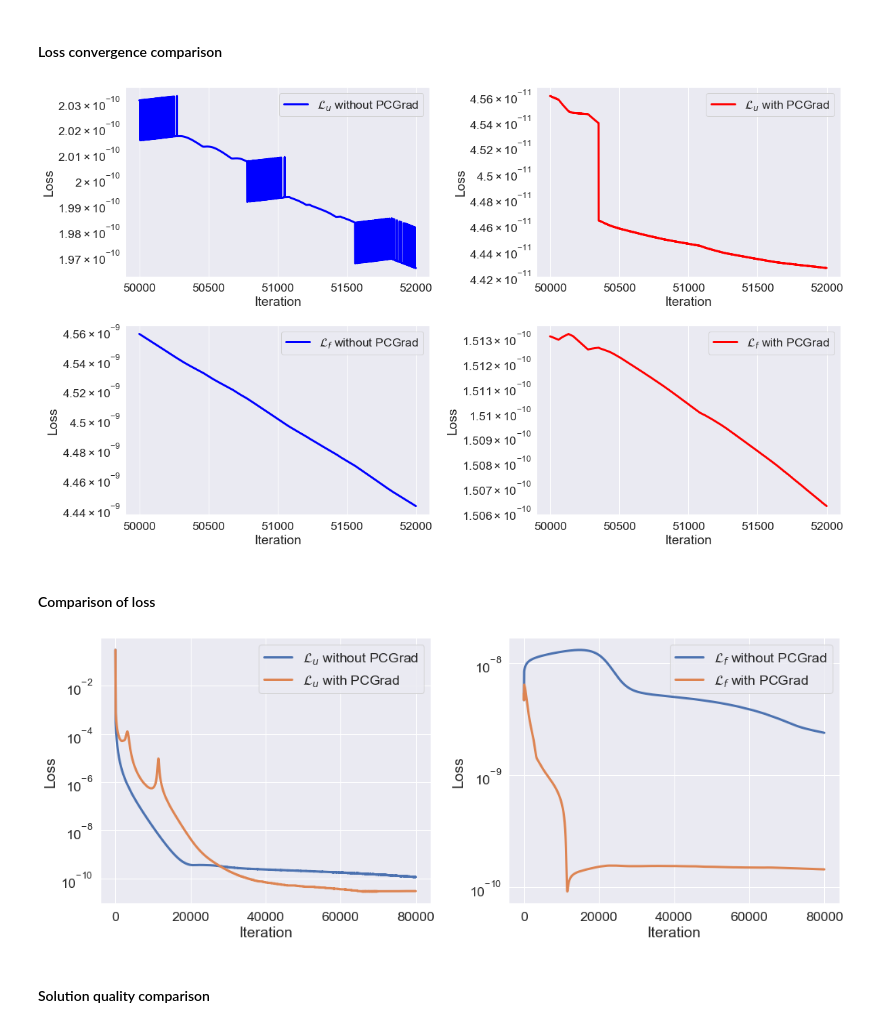
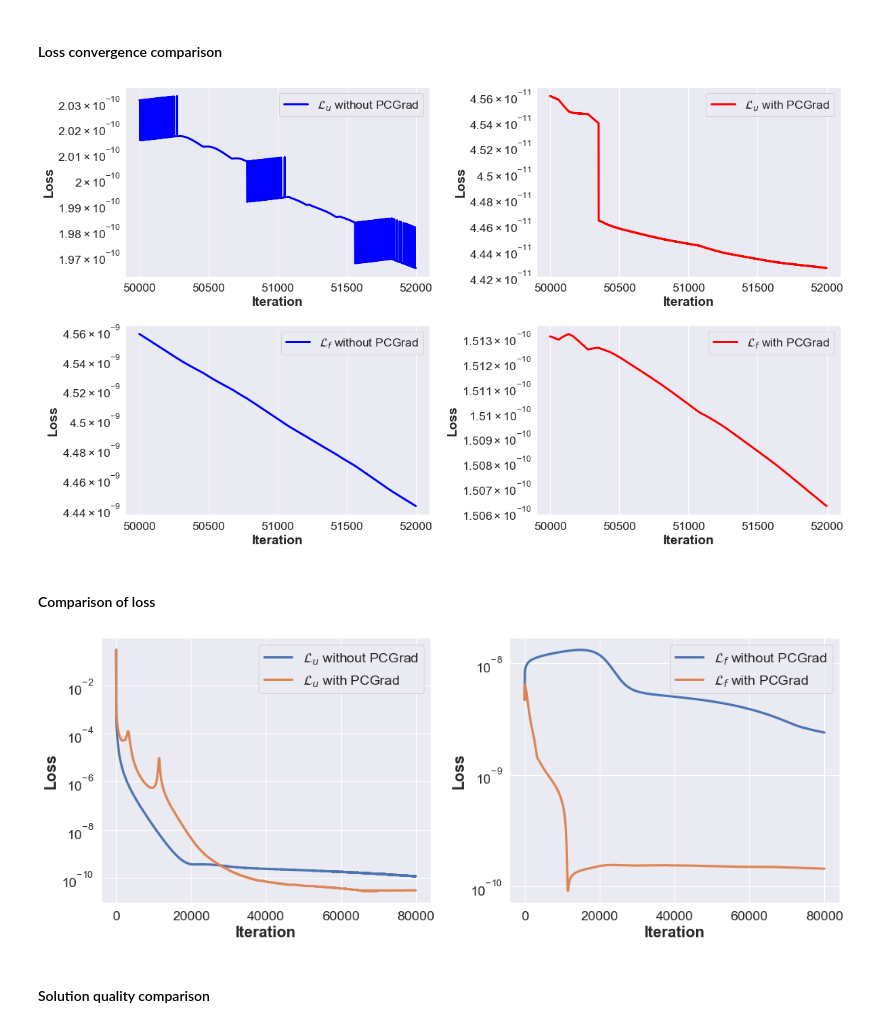
Before and after one commit to zxgcqupt/PINNs4SRA, a Jupyter notebook: small_homogeneous_CTMC/PINN_for_small_homo_CTMC_reliability_analysis.ipynb, the cells around one changed output. Drawn from its saved outputs; the diff is of its cells as text; code cells hidden in the pictures.

```diff
--- a/small_homogeneous_CTMC/PINN_for_small_homo_CTMC_reliability_analysis.ipynb
+++ b/small_homogeneous_CTMC/PINN_for_small_homo_CTMC_reliability_analysis.ipynb
@@ -337,42 +337,42 @@ iterations_range = np.array(range(len(pinn_pcgrad_loss_log[50000:52000, 1]))) +
 # %%
 f, ax = plt.subplots(2, 2, figsize=(17, 10))
 
 sns.lineplot(x = iterations_range, y = pinn_loss_log[50000:52000, 0], linewidth = 3, color='blue',
              label=r'$\mathcal{L}_u$ without PCGrad', ax = ax[0][0])
 
 ax[0][0].set(yscale="log")
-ax[0][0].set_xlabel("Iteration")
-ax[0][0].set_ylabel("Loss")
+ax[0][0].set_xlabel("Iteration", fontdict=dict(weight='bold'))
+ax[0][0].set_ylabel("Loss", fontdict=dict(weight='bold'))
 
 
 sns.lineplot(x = iterations_range, y = pinn_pcgrad_loss_log[50000:52000, 0], linewidth = 3, color='red',
              label=r'$\mathcal{L}_u$ with PCGrad', ax = ax[0][1])
 
 ax[0][1].set(yscale="log")
-ax[0][1].set_xlabel("Iteration")
-ax[0][1].set_ylabel("Loss")
+ax[0][1].set_xlabel("Iteration", fontdict=dict(weight='bold'))
+ax[0][1].set_ylabel("Loss", fontdict=dict(weight='bold'))
 
 
 sns.lineplot(x = iterations_range, y = pinn_loss_log[50000:52000, 1], linewidth = 3, color='blue',
              label=r'$\mathcal{L}_f$ without PCGrad', ax = ax[1][0])
 
 ax[1][0].set(yscale="log")
-ax[1][0].set_xlabel("Iteration")
-ax[1][0].set_ylabel("Loss")
+ax[1][0].set_xlabel("Iteration", fontdict=dict(weight='bold'))
+ax[1][0].set_ylabel("Loss", fontdict=dict(weight='bold'))
 
 
 sns.lineplot(x = iterations_range, y = pinn_pcgrad_loss_log[50000:52000, 1], linewidth = 3, color='red',
              label=r'$\mathcal{L}_f$ with PCGrad', ax = ax[1][1])
 
 ax[1][1].set(yscale="log")
-ax[1][1].set_xlabel("Iteration")
-ax[1][1].set_ylabel("Loss")
+ax[1][1].set_xlabel("Iteration", fontdict=dict(weight='bold'))
+ax[1][1].set_ylabel("Loss", fontdict=dict(weight='bold'))
 
 
 plt.tight_layout()
-plt.savefig('loss_convergence.pdf')
+plt.savefig('loss_convergence_demonstration_small_homo.pdf')
 # %% [output]
-[figure, old version]
+[figure, new version]
 # %% [markdown]
 #### Comparison of loss
 # %%
@@ -384,8 +384,8 @@ sns.lineplot(x = range(len(pinn_pcgrad_loss_log[:, 0])), y = pinn_pcgrad_loss_lo
              label = "$\mathcal{L}_u$ with PCGrad", ax = axes[0])
 axes[0].legend()
 axes[0].set_yscale("log")
-axes[0].set_xlabel("Iteration")
-axes[0].set_ylabel("Loss")
+axes[0].set_xlabel("Iteration", fontdict=dict(weight='bold'), fontsize=20)
+axes[0].set_ylabel("Loss", fontdict=dict(weight='bold'), fontsize=20)
 
 sns.lineplot(x = range(len(pinn_loss_log[:, 1])), y = pinn_loss_log[:, 1],  linewidth = 3,
              label = "$\mathcal{L}_f$ without PCGrad", ax = axes[1])
@@ -394,13 +394,13 @@ sns.lineplot(x = range(len(pinn_pcgrad_loss_log[:, 1])), y = pinn_pcgrad_loss_lo
              label = "$\mathcal{L}_f$ with PCGrad", ax = axes[1])
 axes[1].legend()
 axes[1].set_yscale("log")
-axes[1].set_xlabel("Iteration")
-axes[1].set_ylabel("Loss")
+axes[1].set_xlabel("Iteration", fontdict=dict(weight='bold'), fontsize=20)
+axes[1].set_ylabel("Loss", fontdict=dict(weight='bold'), fontsize=20)
 
 plt.tight_layout()
-plt.savefig("performance_comparison.pdf")
+plt.savefig("performance_comparison_small_homo.pdf")
 # %% [output]
-[figure, old version]
+[figure, new version]
 # %% [markdown]
 #### Solution quality comparison
 # %%
```
Also changed, not shown: parts of 8 cells of this notebook, 18 other files.
